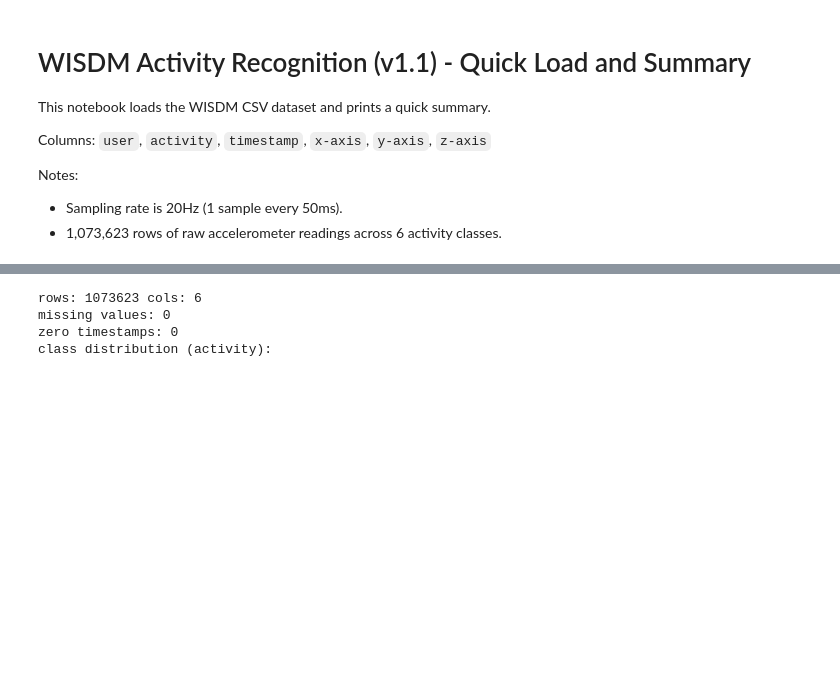
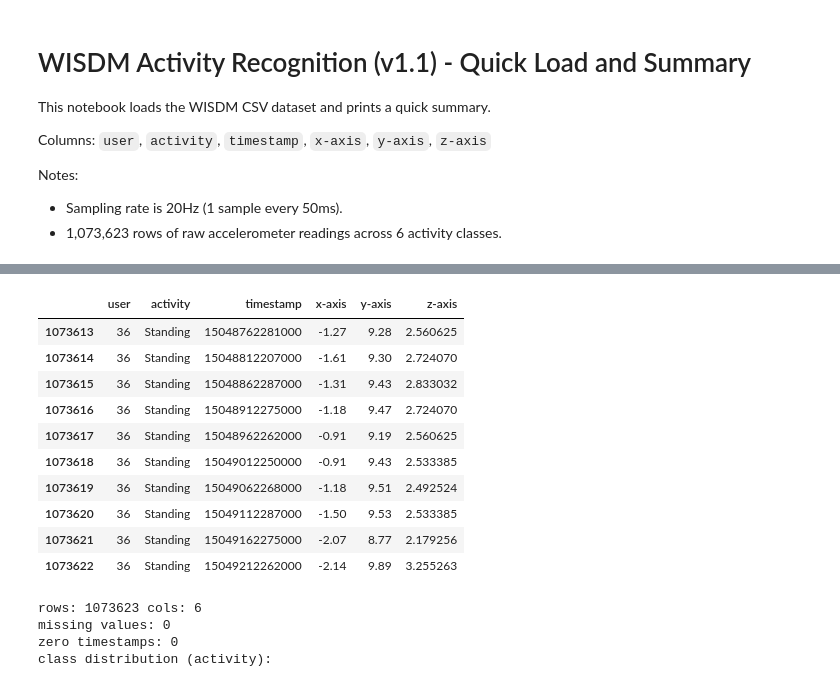
Before and after one commit to 7abushahla/har-mcu, a Jupyter notebook: wisdm_overview.ipynb, the cells around one changed output, grey strips where cells are left out. Drawn from its saved outputs; the diff is of its cells as text; code cells hidden in the pictures; blank space fills up the shorter version.

```diff
--- a/wisdm_overview.ipynb
+++ b/wisdm_overview.ipynb
@@ -32,3 +37,17 @@ df.head()
+# %%
+df.tail(10)
+# %% [output]
+|  | user | activity | timestamp | x-axis | y-axis | z-axis |
+| 1073613 | 36 | Standing | 15048762281000 | -1.27 | 9.28 | 2.560625 |
+| 1073614 | 36 | Standing | 15048812207000 | -1.61 | 9.30 | 2.724070 |
+| 1073615 | 36 | Standing | 15048862287000 | -1.31 | 9.43 | 2.833032 |
+| 1073616 | 36 | Standing | 15048912275000 | -1.18 | 9.47 | 2.724070 |
+| 1073617 | 36 | Standing | 15048962262000 | -0.91 | 9.19 | 2.560625 |
+| 1073618 | 36 | Standing | 15049012250000 | -0.91 | 9.43 | 2.533385 |
+| 1073619 | 36 | Standing | 15049062268000 | -1.18 | 9.51 | 2.492524 |
+| 1073620 | 36 | Standing | 15049112287000 | -1.50 | 9.53 | 2.533385 |
+| 1073621 | 36 | Standing | 15049162275000 | -2.07 | 8.77 | 2.179256 |
+| 1073622 | 36 | Standing | 15049212262000 | -2.14 | 9.89 | 3.255263 |
 # %%
 print("rows:", len(df), "cols:", df.shape[1])
 print("missing values:", int(df.isna().sum().sum()))
```
Also changed, not shown: parts of 1 cell of this notebook.
